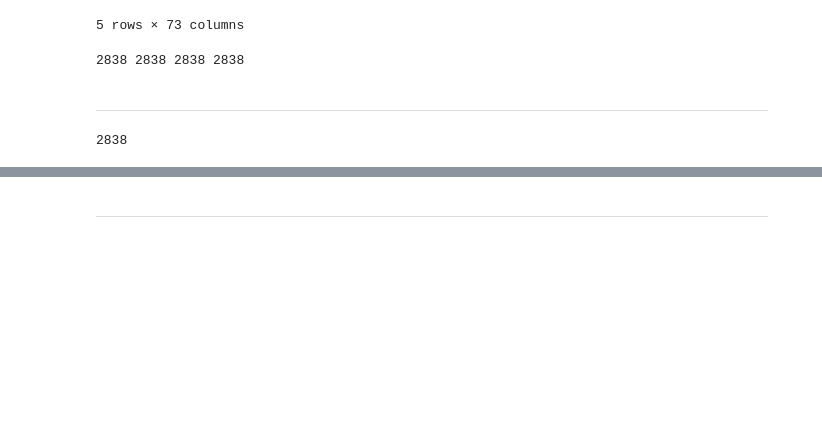
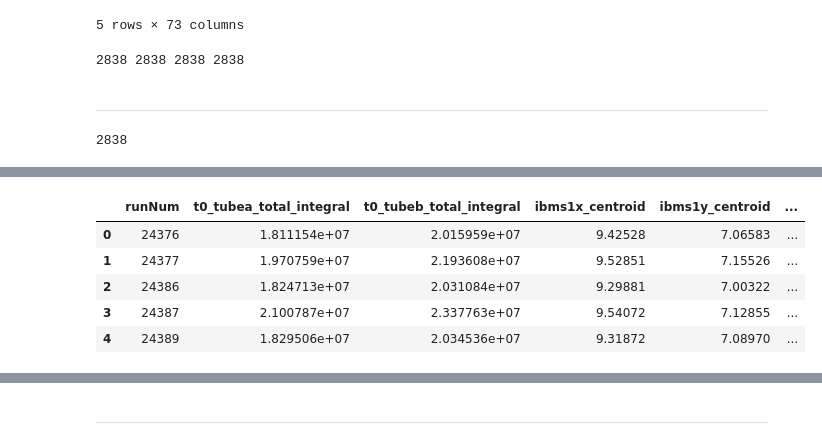
Before and after one commit to jlabounty/g-2, a Jupyter notebook: run2_trendplots/run2_trends_create_CSV_files.ipynb, the cells around one changed output, grey strips where cells are left out. Drawn from its saved outputs; the diff is of its cells as text; code cells hidden in the pictures; blank space fills up the shorter version.

```diff
--- a/run2_trendplots/run2_trends_create_CSV_files.ipynb
+++ b/run2_trendplots/run2_trends_create_CSV_files.ipynb
@@ -514,0 +530,10 @@ df_final.to_csv("./run2Trends_10.csv",index=None, header=True)
+# %%
+ibms = pandas.read_csv("./data/nearline_average_cut_run2.csv")
+ibms.head()
+# %% [output]
+|  | runNum | t0_tubea_total_integral | t0_tubeb_total_integral | ibms1x_centroid | ibms1y_centroid | ... |
+| 0 | 24376 | 1.811154e+07 | 2.015959e+07 | 9.42528 | 7.06583 | ... |
+| 1 | 24377 | 1.970759e+07 | 2.193608e+07 | 9.52851 | 7.15526 | ... |
+| 2 | 24386 | 1.824713e+07 | 2.031084e+07 | 9.29881 | 7.00322 | ... |
+| 3 | 24387 | 2.100787e+07 | 2.337763e+07 | 9.54072 | 7.12855 | ... |
+| 4 | 24389 | 1.829506e+07 | 2.034536e+07 | 9.31872 | 7.08970 | ... |
```
Also changed, not shown: parts of 6 cells of this notebook, 2 other files.
